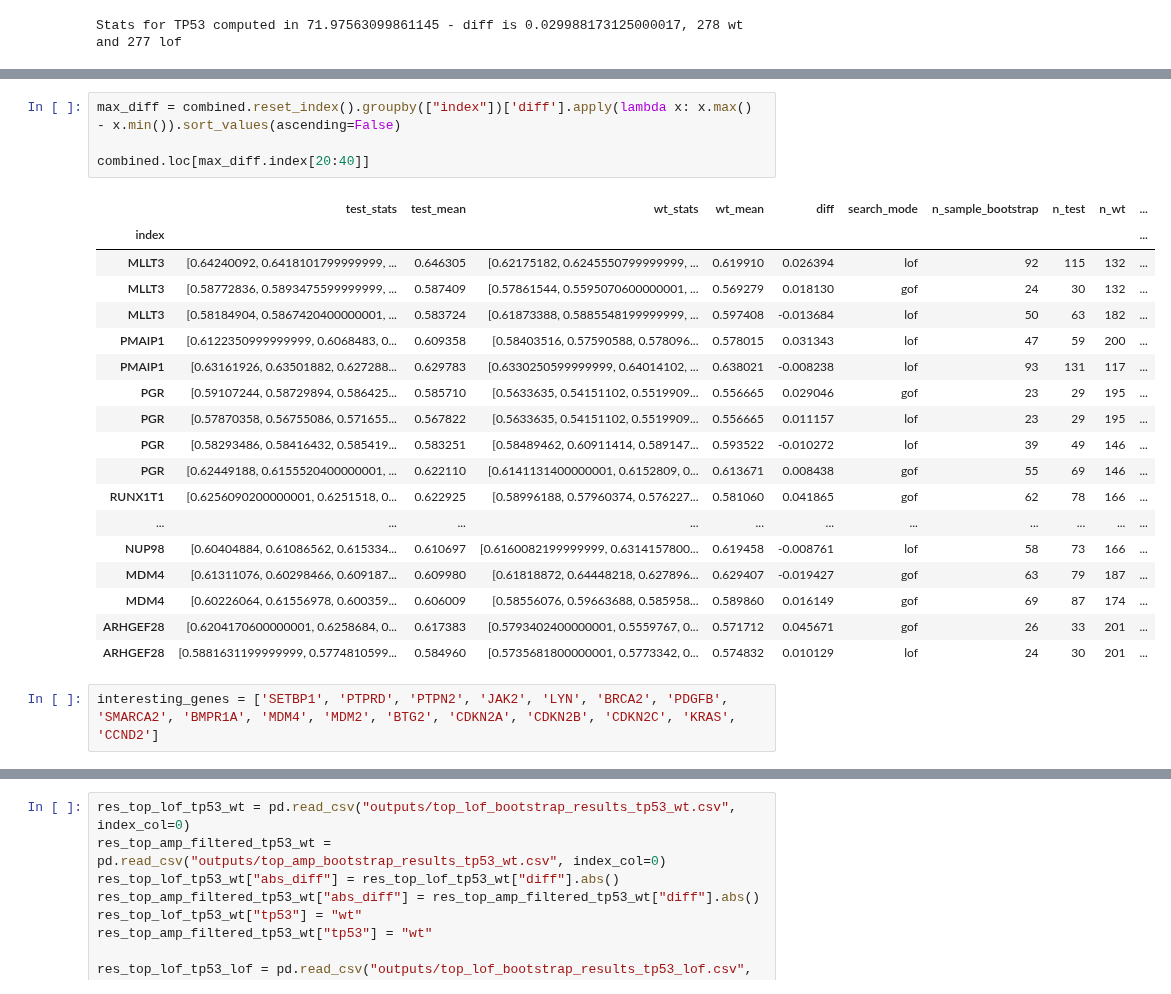
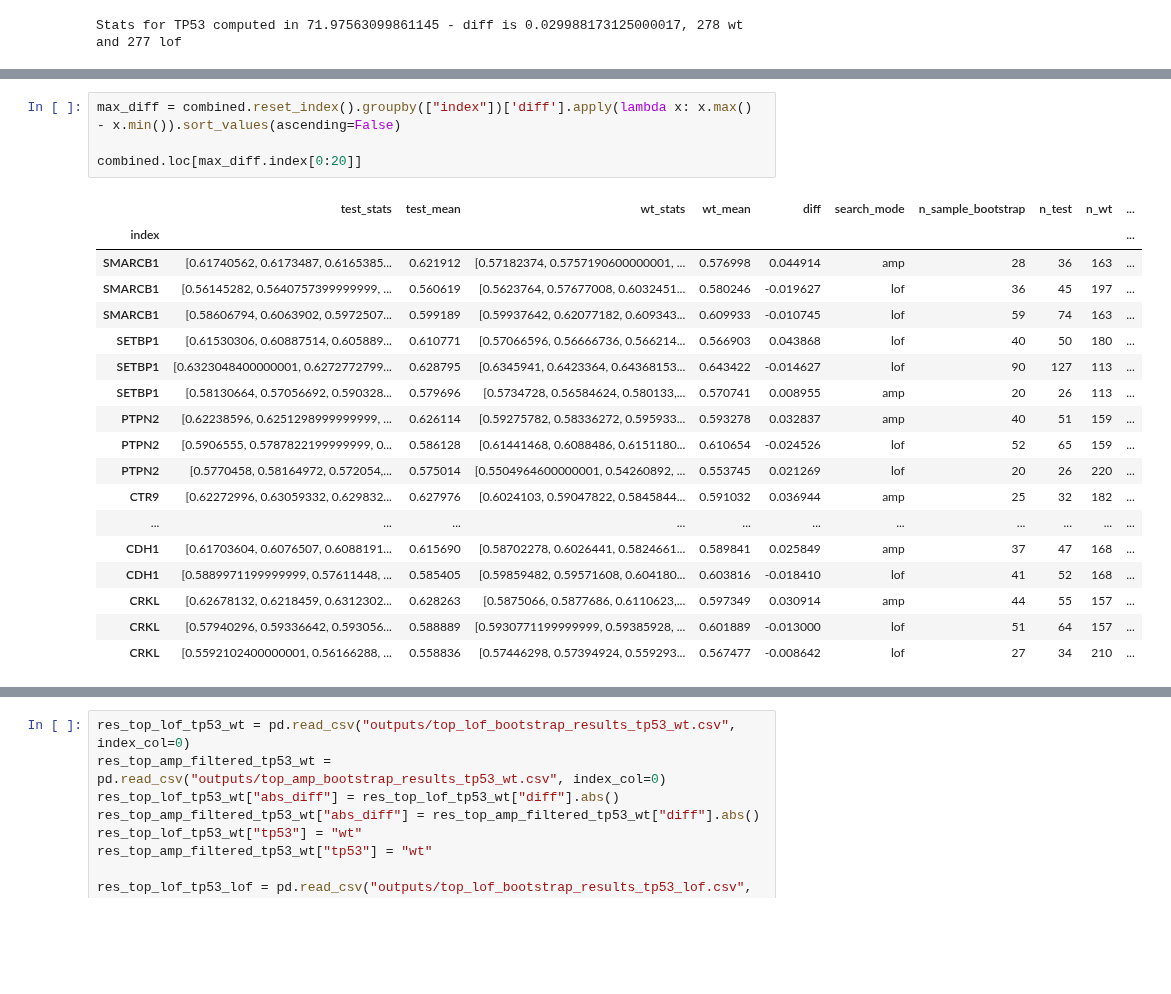
Before and after one commit to recursionpharma/proxbias, a Jupyter notebook: proxbias/notebooks/DepMap_PB_Driver_Analysis.ipynb, the cells around one changed output, grey strips where cells are left out. Saved outputs shown, nothing was run; the diff lists cells and outputs as text; blank space fills up the shorter version.

```diff
--- a/proxbias/notebooks/DepMap_PB_Driver_Analysis.ipynb
+++ b/proxbias/notebooks/DepMap_PB_Driver_Analysis.ipynb
@@ -187,28 +189,26 @@ combined.head(50)
 # %%
 max_diff = combined.reset_index().groupby(["index"])['diff'].apply(lambda x: x.max() - x.min()).sort_values(ascending=False)
 
-combined.loc[max_diff.index[20:40]]
+combined.loc[max_diff.index[0:20]]
 # %% [output]
 |  | test_stats | test_mean | wt_stats | wt_mean | diff | search_mode | n_sample_bootstrap | n_test | n_wt | ... |
 | index |  |  |  |  |  |  |  |  |  | ... |
-| MLLT3 | [0.64240092, 0.6418101799999999, ... | 0.646305 | [0.62175182, 0.6245550799999999, ... | 0.619910 | 0.026394 | lof | 92 | 115 | 132 | ... |
-| MLLT3 | [0.58772836, 0.5893475599999999, ... | 0.587409 | [0.57861544, 0.5595070600000001, ... | 0.569279 | 0.018130 | gof | 24 | 30 | 132 | ... |
-| MLLT3 | [0.58184904, 0.5867420400000001, ... | 0.583724 | [0.61873388, 0.5885548199999999, ... | 0.597408 | -0.013684 | lof | 50 | 63 | 182 | ... |
-| PMAIP1 | [0.6122350999999999, 0.6068483, 0... | 0.609358 | [0.58403516, 0.57590588, 0.578096... | 0.578015 | 0.031343 | lof | 47 | 59 | 200 | ... |
-| PMAIP1 | [0.63161926, 0.63501882, 0.627288... | 0.629783 | [0.6330250599999999, 0.64014102, ... | 0.638021 | -0.008238 | lof | 93 | 131 | 117 | ... |
-| PGR | [0.59107244, 0.58729894, 0.586425... | 0.585710 | [0.5633635, 0.54151102, 0.5519909... | 0.556665 | 0.029046 | gof | 23 | 29 | 195 | ... |
-| PGR | [0.57870358, 0.56755086, 0.571655... | 0.567822 | [0.5633635, 0.54151102, 0.5519909... | 0.556665 | 0.011157 | lof | 23 | 29 | 195 | ... |
-| PGR | [0.58293486, 0.58416432, 0.585419... | 0.583251 | [0.58489462, 0.60911414, 0.589147... | 0.593522 | -0.010272 | lof | 39 | 49 | 146 | ... |
-| PGR | [0.62449188, 0.6155520400000001, ... | 0.622110 | [0.6141131400000001, 0.6152809, 0... | 0.613671 | 0.008438 | gof | 55 | 69 | 146 | ... |
-| RUNX1T1 | [0.6256090200000001, 0.6251518, 0... | 0.622925 | [0.58996188, 0.57960374, 0.576227... | 0.581060 | 0.041865 | gof | 62 | 78 | 166 | ... |
+| SMARCB1 | [0.61740562, 0.6173487, 0.6165385... | 0.621912 | [0.57182374, 0.5757190600000001, ... | 0.576998 | 0.044914 | amp | 28 | 36 | 163 | ... |
+| SMARCB1 | [0.56145282, 0.5640757399999999, ... | 0.560619 | [0.5623764, 0.57677008, 0.6032451... | 0.580246 | -0.019627 | lof | 36 | 45 | 197 | ... |
+| SMARCB1 | [0.58606794, 0.6063902, 0.5972507... | 0.599189 | [0.59937642, 0.62077182, 0.609343... | 0.609933 | -0.010745 | lof | 59 | 74 | 163 | ... |
+| SETBP1 | [0.61530306, 0.60887514, 0.605889... | 0.610771 | [0.57066596, 0.56666736, 0.566214... | 0.566903 | 0.043868 | lof | 40 | 50 | 180 | ... |
+| SETBP1 | [0.6323048400000001, 0.6272772799... | 0.628795 | [0.6345941, 0.6423364, 0.64368153... | 0.643422 | -0.014627 | lof | 90 | 127 | 113 | ... |
+| SETBP1 | [0.58130664, 0.57056692, 0.590328... | 0.579696 | [0.5734728, 0.56584624, 0.580133,... | 0.570741 | 0.008955 | amp | 20 | 26 | 113 | ... |
+| PTPN2 | [0.62238596, 0.6251298999999999, ... | 0.626114 | [0.59275782, 0.58336272, 0.595933... | 0.593278 | 0.032837 | amp | 40 | 51 | 159 | ... |
+| PTPN2 | [0.5906555, 0.5787822199999999, 0... | 0.586128 | [0.61441468, 0.6088486, 0.6151180... | 0.610654 | -0.024526 | lof | 52 | 65 | 159 | ... |
+| PTPN2 | [0.5770458, 0.58164972, 0.572054,... | 0.575014 | [0.5504964600000001, 0.54260892, ... | 0.553745 | 0.021269 | lof | 20 | 26 | 220 | ... |
+| CTR9 | [0.62272996, 0.63059332, 0.629832... | 0.627976 | [0.6024103, 0.59047822, 0.5845844... | 0.591032 | 0.036944 | amp | 25 | 32 | 182 | ... |
 | ... | ... | ... | ... | ... | ... | ... | ... | ... | ... | ... |
-| NUP98 | [0.60404884, 0.61086562, 0.615334... | 0.610697 | [0.6160082199999999, 0.6314157800... | 0.619458 | -0.008761 | lof | 58 | 73 | 166 | ... |
-| MDM4 | [0.61311076, 0.60298466, 0.609187... | 0.609980 | [0.61818872, 0.64448218, 0.627896... | 0.629407 | -0.019427 | gof | 63 | 79 | 187 | ... |
-| MDM4 | [0.60226064, 0.61556978, 0.600359... | 0.606009 | [0.58556076, 0.59663688, 0.585958... | 0.589860 | 0.016149 | gof | 69 | 87 | 174 | ... |
-| ARHGEF28 | [0.6204170600000001, 0.6258684, 0... | 0.617383 | [0.5793402400000001, 0.5559767, 0... | 0.571712 | 0.045671 | gof | 26 | 33 | 201 | ... |
-| ARHGEF28 | [0.5881631199999999, 0.5774810599... | 0.584960 | [0.5735681800000001, 0.5773342, 0... | 0.574832 | 0.010129 | lof | 24 | 30 | 201 | ... |
+| CDH1 | [0.61703604, 0.6076507, 0.6088191... | 0.615690 | [0.58702278, 0.6026441, 0.5824661... | 0.589841 | 0.025849 | amp | 37 | 47 | 168 | ... |
+| CDH1 | [0.5889971199999999, 0.57611448, ... | 0.585405 | [0.59859482, 0.59571608, 0.604180... | 0.603816 | -0.018410 | lof | 41 | 52 | 168 | ... |
+| CRKL | [0.62678132, 0.6218459, 0.6312302... | 0.628263 | [0.5875066, 0.5877686, 0.6110623,... | 0.597349 | 0.030914 | amp | 44 | 55 | 157 | ... |
+| CRKL | [0.57940296, 0.59336642, 0.593056... | 0.588889 | [0.5930771199999999, 0.59385928, ... | 0.601889 | -0.013000 | lof | 51 | 64 | 157 | ... |
+| CRKL | [0.5592102400000001, 0.56166288, ... | 0.558836 | [0.57446298, 0.57394924, 0.559293... | 0.567477 | -0.008642 | lof | 27 | 34 | 210 | ... |
-# %%
-interesting_genes = ['SETBP1', 'PTPRD', 'PTPN2', 'JAK2', 'LYN', 'BRCA2', 'PDGFB', 'SMARCA2', 'BMPR1A', 'MDM4', 'MDM2', 'BTG2', 'CDKN2A', 'CDKN2B', 'CDKN2C', 'KRAS', 'CCND2']
 # %%
 # top on TP53 LOF
 
```
Also changed, not shown: parts of 11 cells of this notebook, 1 other file.
